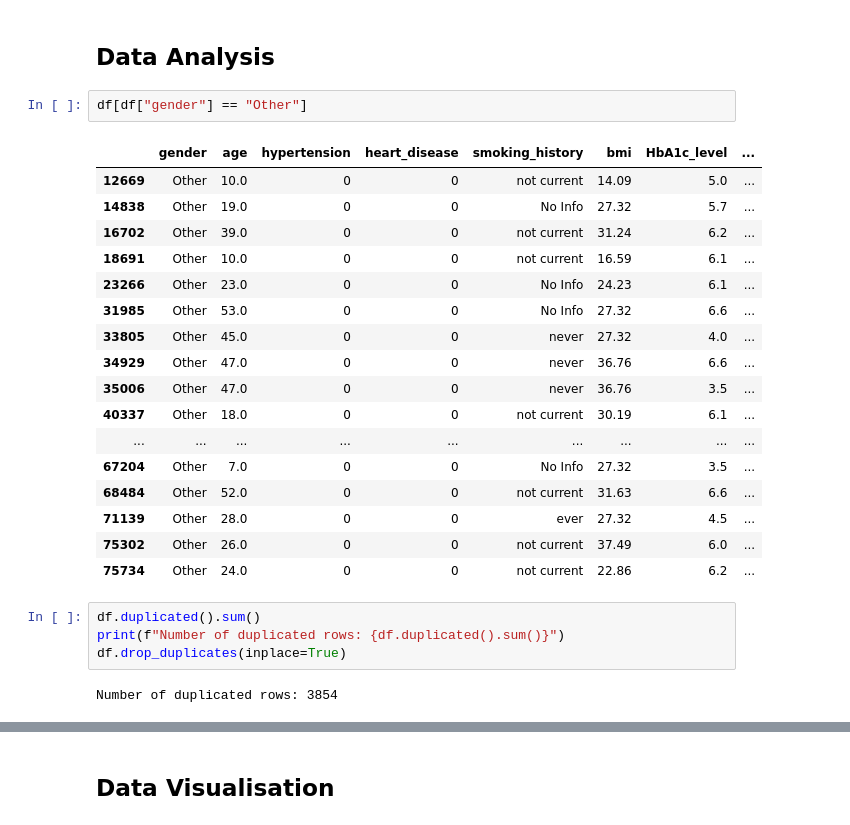
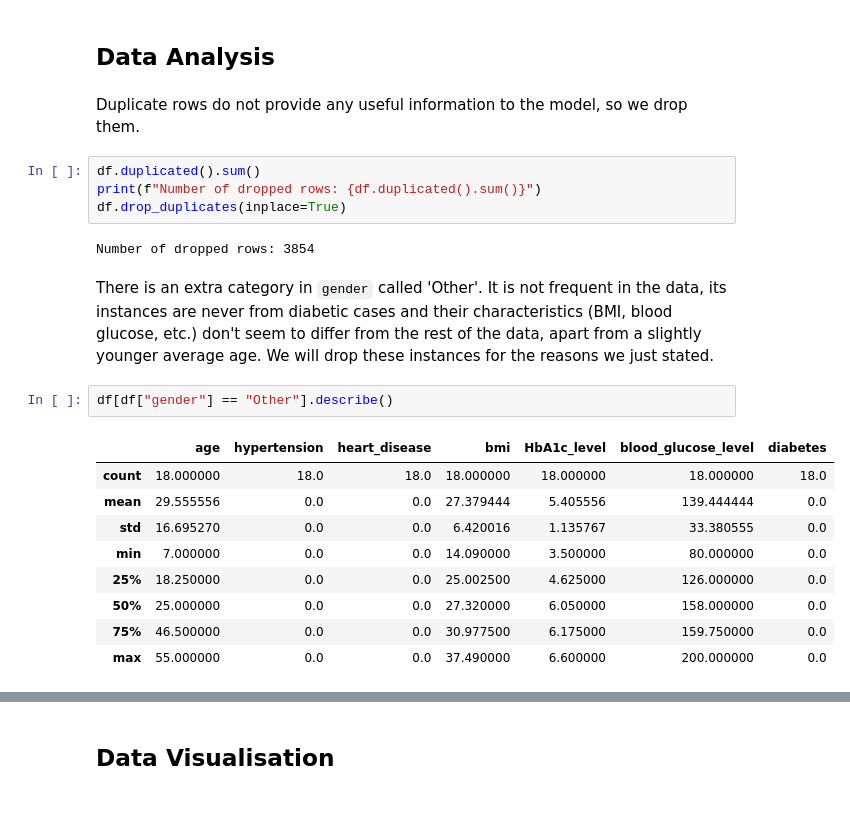
Before and after one commit to shirin-25/Python_labs, a Jupyter notebook: main.ipynb, the cells around one changed output, grey strips where cells are left out. Cells and saved outputs as stored; diff of their text form.

Commit message:
model analysis and commentary

```diff
--- a/main.ipynb
+++ b/main.ipynb
@@ -20,29 +17,25 @@ df.head()
 | 4 | Male | 76.0 | 1 | 1 | current | 20.14 | 4.8 | ... |
 # %% [markdown]
 ## Data Analysis
+# %% [markdown]
+Duplicate rows do not provide any useful information to the model, so we drop them.
+# %%
+df.duplicated().sum()
+print(f"Number of dropped rows: {df.duplicated().sum()}")
+df.drop_duplicates(inplace=True)
+# %% [output]
+Number of dropped rows: 3854
+# %% [markdown]
+There is an extra category in `gender` called 'Other'. It is not frequent in the data, its instances are never from diabetic cases and their characteristics (BMI, blood glucose, etc.) don't seem to differ from the rest of the data, apart from a slightly younger average age. We will drop these instances for the reasons we just stated.
 # %%
-df[df["gender"] == "Other"]
+df[df["gender"] == "Other"].describe()
 # %% [output]
-|  | gender | age | hypertension | heart_disease | smoking_history | bmi | HbA1c_level | ... |
-| 12669 | Other | 10.0 | 0 | 0 | not current | 14.09 | 5.0 | ... |
-| 14838 | Other | 19.0 | 0 | 0 | No Info | 27.32 | 5.7 | ... |
-| 16702 | Other | 39.0 | 0 | 0 | not current | 31.24 | 6.2 | ... |
-| 18691 | Other | 10.0 | 0 | 0 | not current | 16.59 | 6.1 | ... |
-| 23266 | Other | 23.0 | 0 | 0 | No Info | 24.23 | 6.1 | ... |
-| 31985 | Other | 53.0 | 0 | 0 | No Info | 27.32 | 6.6 | ... |
-| 33805 | Other | 45.0 | 0 | 0 | never | 27.32 | 4.0 | ... |
-| 34929 | Other | 47.0 | 0 | 0 | never | 36.76 | 6.6 | ... |
-| 35006 | Other | 47.0 | 0 | 0 | never | 36.76 | 3.5 | ... |
-| 40337 | Other | 18.0 | 0 | 0 | not current | 30.19 | 6.1 | ... |
-| ... | ... | ... | ... | ... | ... | ... | ... | ... |
-| 67204 | Other | 7.0 | 0 | 0 | No Info | 27.32 | 3.5 | ... |
-| 68484 | Other | 52.0 | 0 | 0 | not current | 31.63 | 6.6 | ... |
-| 71139 | Other | 28.0 | 0 | 0 | ever | 27.32 | 4.5 | ... |
-| 75302 | Other | 26.0 | 0 | 0 | not current | 37.49 | 6.0 | ... |
-| 75734 | Other | 24.0 | 0 | 0 | not current | 22.86 | 6.2 | ... |
+|  | age | hypertension | heart_disease | bmi | HbA1c_level | blood_glucose_level | diabetes |
+| count | 18.000000 | 18.0 | 18.0 | 18.000000 | 18.000000 | 18.000000 | 18.0 |
+| mean | 29.555556 | 0.0 | 0.0 | 27.379444 | 5.405556 | 139.444444 | 0.0 |
+| std | 16.695270 | 0.0 | 0.0 | 6.420016 | 1.135767 | 33.380555 | 0.0 |
+| min | 7.000000 | 0.0 | 0.0 | 14.090000 | 3.500000 | 80.000000 | 0.0 |
+| 25% | 18.250000 | 0.0 | 0.0 | 25.002500 | 4.625000 | 126.000000 | 0.0 |
+| 50% | 25.000000 | 0.0 | 0.0 | 27.320000 | 6.050000 | 158.000000 | 0.0 |
+| 75% | 46.500000 | 0.0 | 0.0 | 30.977500 | 6.175000 | 159.750000 | 0.0 |
+| max | 55.000000 | 0.0 | 0.0 | 37.490000 | 6.600000 | 200.000000 | 0.0 |
-# %%
-df.duplicated().sum()
-print(f"Number of duplicated rows: {df.duplicated().sum()}")
-df.drop_duplicates(inplace=True)
-# %% [output]
-Number of duplicated rows: 3854
```
Also changed, not shown: parts of 44 cells of this notebook.
